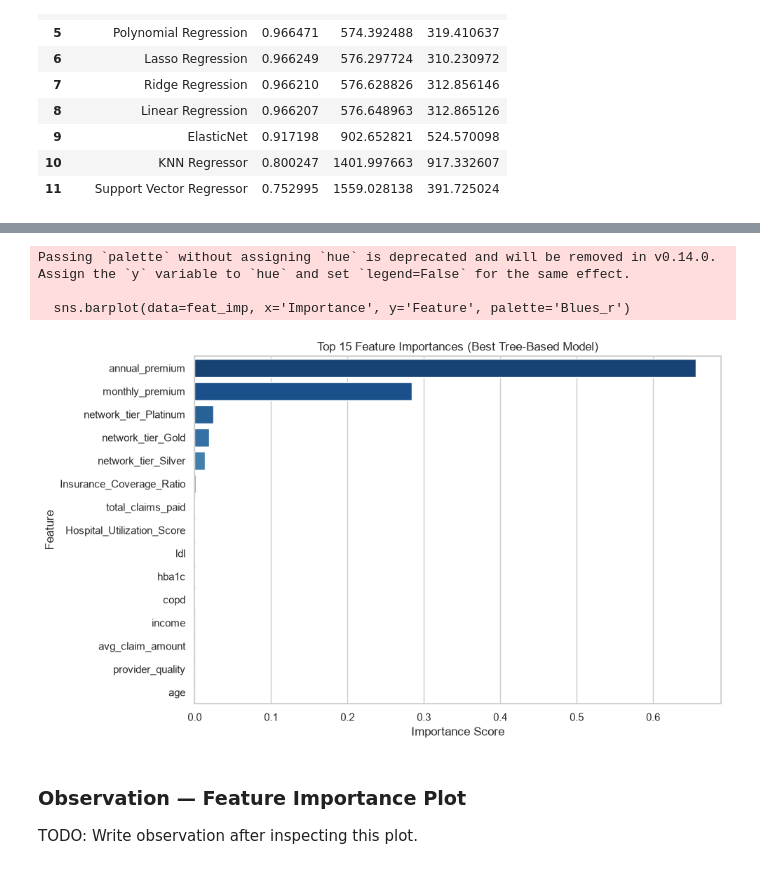
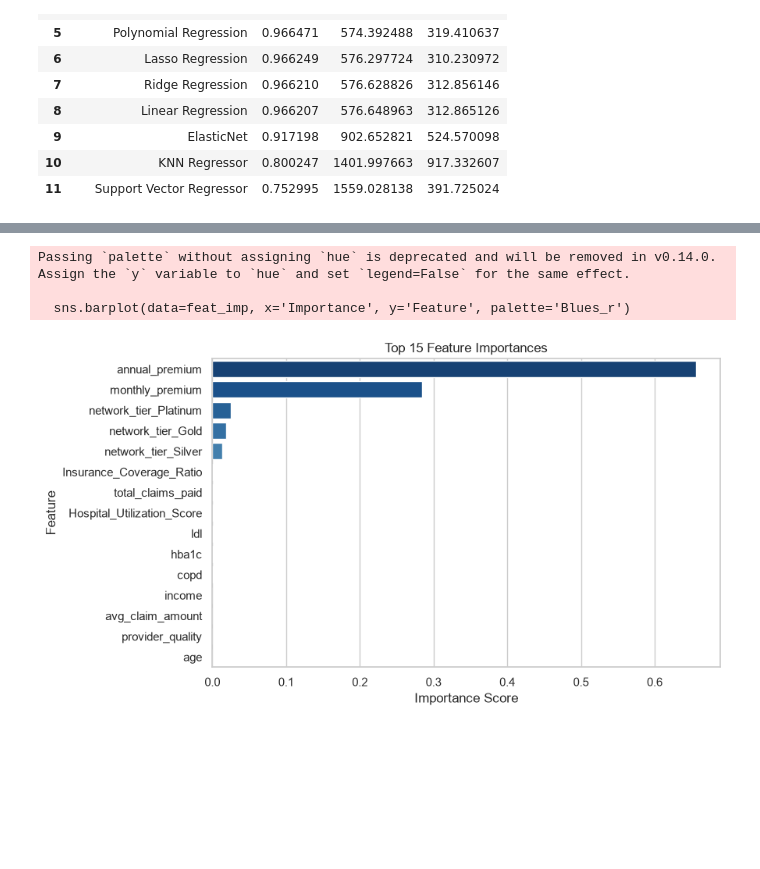
Before and after one commit to hemu1196/Healthcare-Insurance-Cost-Prediction, a Jupyter notebook: notebooks/regression.ipynb, the cells around one changed output, grey strips where cells are left out. Cells and saved outputs as stored; diff of their text form; code cells hidden in the pictures; blank space fills up the shorter version.

```diff
--- a/notebooks/regression.ipynb
+++ b/notebooks/regression.ipynb
@@ -293,23 +331,20 @@ TODO: Write observation after inspecting this plot.
 # %%
-# 3. Tree-based Feature Importance Plot
+# Tree Feature Importance Plot
 if hasattr(best_model.named_steps['regressor'], 'feature_importances_'):
     feat_names = best_model.named_steps['preprocessor'].get_feature_names_out()
     importances = best_model.named_steps['regressor'].feature_importances_
     clean_names = [n.split('__')[1] if '__' in n else n for n in feat_names]
     feat_imp = pd.DataFrame({'Feature': clean_names, 'Importance': importances}).sort_values(by='Importance', ascending=False).head(15)
 
-    plt.figure(figsize=(10, 6))
+    plt.figure(figsize=(9, 5))
     sns.barplot(data=feat_imp, x='Importance', y='Feature', palette='Blues_r')
-    plt.title('Top 15 Feature Importances (Best Tree-Based Model)')
+    plt.title('Top 15 Feature Importances')
     plt.xlabel('Importance Score')
     plt.ylabel('Feature')
     plt.tight_layout()
     plt.show()
 # %% [output]
 Passing `palette` without assigning `hue` is deprecated and will be removed in v0.14.0. Assign the `y` variable to `hue` and set `legend=False` for the same effect.
 
   sns.barplot(data=feat_imp, x='Importance', y='Feature', palette='Blues_r')
-[figure, old version]
+[figure, new version]
-# %% [markdown]
-### Observation — Feature Importance Plot
-TODO: Write observation after inspecting this plot.
```
Also changed, not shown: parts of 60 cells of this notebook, 4 other files.
